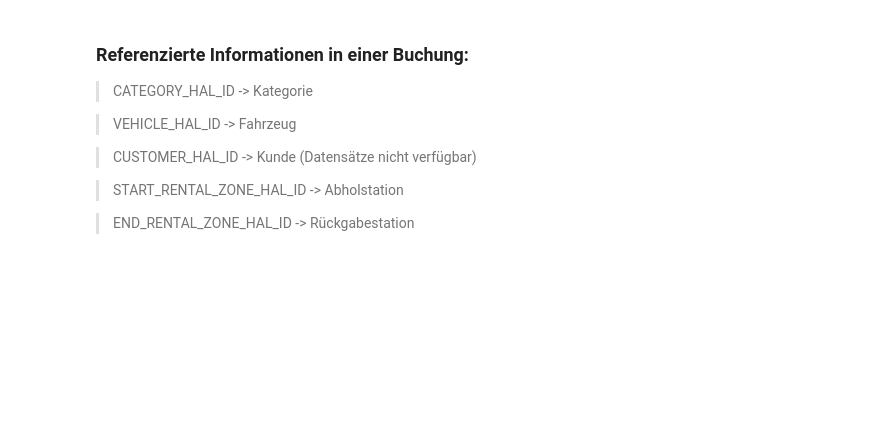
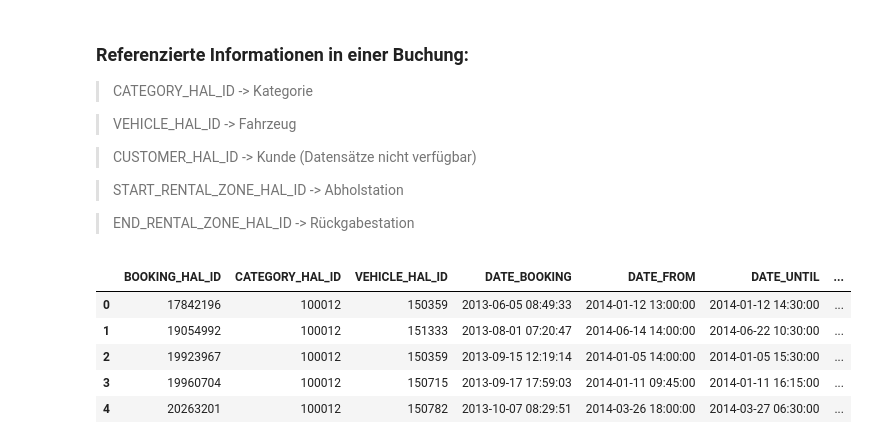
Before and after one commit to lkmsk/OpenDataToNeo4J, a Jupyter notebook: DB_OpenData/Carsharing_Data.ipynb, the cells around one changed output. Saved outputs shown, nothing was run; the diff lists cells and outputs as text; code cells hidden in the pictures; blank space fills up the shorter version.

```diff
--- a/DB_OpenData/Carsharing_Data.ipynb
+++ b/DB_OpenData/Carsharing_Data.ipynb
@@ -557,7 +562,15 @@ df_booking.head()
 
 > END_RENTAL_ZONE_HAL_ID -> Rückgabestation
 # %%
-df_cat_labels = df_cat.drop(['CATEGORY', 'COMPANY', 'COMPANY_GROUP', 'PARENT_LABEL', 'LABEL', 'PARENT_ID', 'REL_TYPE_CAT_PCAT'], axis=1)
-df_booking_cat = pd.merge(df_booking, df_cat_labels, left_on='CATEGORY_HAL_ID', right_on='HAL_ID') \
+df_cat_labels = df_cat.get(['PARENT_CATEGORY', 'HAL_ID']).copy(True)
+df_booking_labels = pd.merge(df_booking, df_cat_labels, left_on='CATEGORY_HAL_ID', right_on='HAL_ID') \
                     .drop(['CUSTOMER_HAL_ID','HAL_ID','RENTAL_ZONE_HAL_SRC'], axis=1)
-df_booking_cat.head()
+df_booking_labels['PARENT_CATEGORY'] = df_booking_labels.agg({'PARENT_CATEGORY' : lambda x: x.upper()})
+df_booking_labels.head()
+# %% [output]
+|  | BOOKING_HAL_ID | CATEGORY_HAL_ID | VEHICLE_HAL_ID | DATE_BOOKING | DATE_FROM | DATE_UNTIL | ... |
+| 0 | 17842196 | 100012 | 150359 | 2013-06-05 08:49:33 | 2014-01-12 13:00:00 | 2014-01-12 14:30:00 | ... |
+| 1 | 19054992 | 100012 | 151333 | 2013-08-01 07:20:47 | 2014-06-14 14:00:00 | 2014-06-22 10:30:00 | ... |
+| 2 | 19923967 | 100012 | 150359 | 2013-09-15 12:19:14 | 2014-01-05 14:00:00 | 2014-01-05 15:30:00 | ... |
+| 3 | 19960704 | 100012 | 150715 | 2013-09-17 17:59:03 | 2014-01-11 09:45:00 | 2014-01-11 16:15:00 | ... |
+| 4 | 20263201 | 100012 | 150782 | 2013-10-07 08:29:51 | 2014-03-26 18:00:00 | 2014-03-27 06:30:00 | ... |
```
Also changed, not shown: parts of 23 cells of this notebook, 8 other files.
